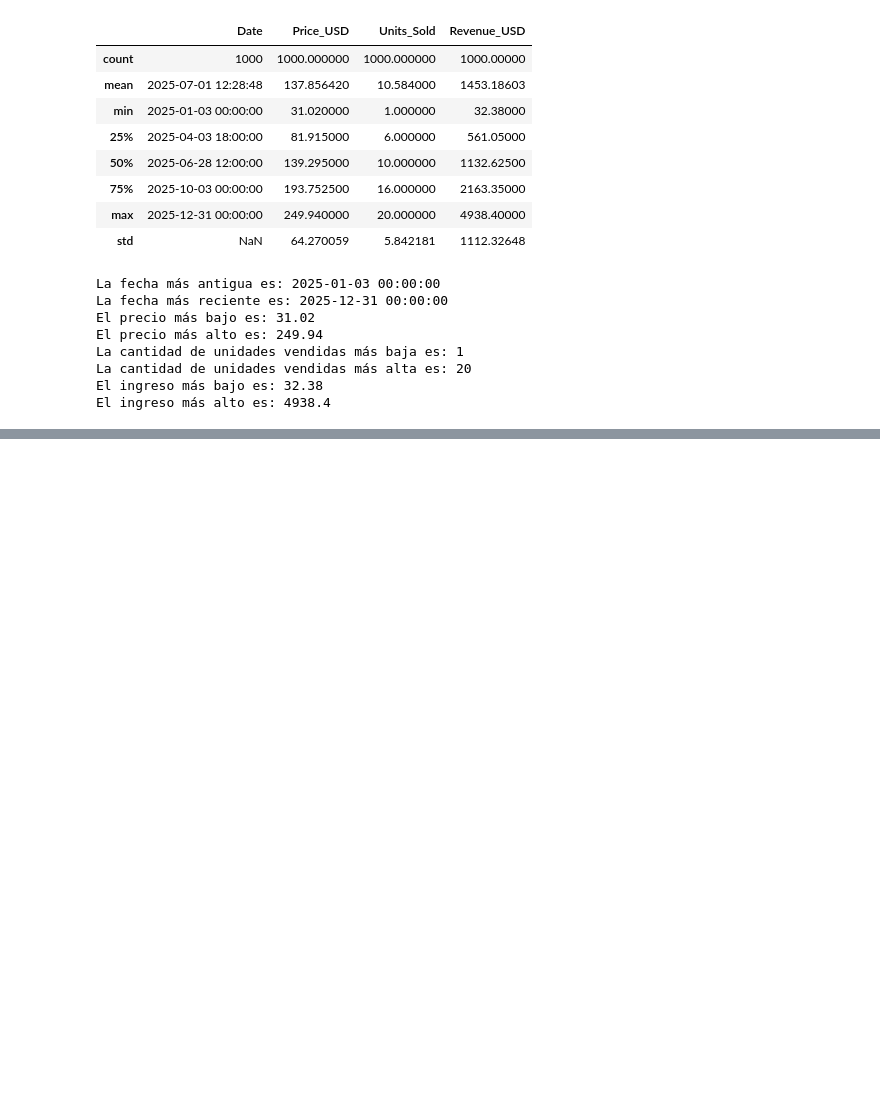
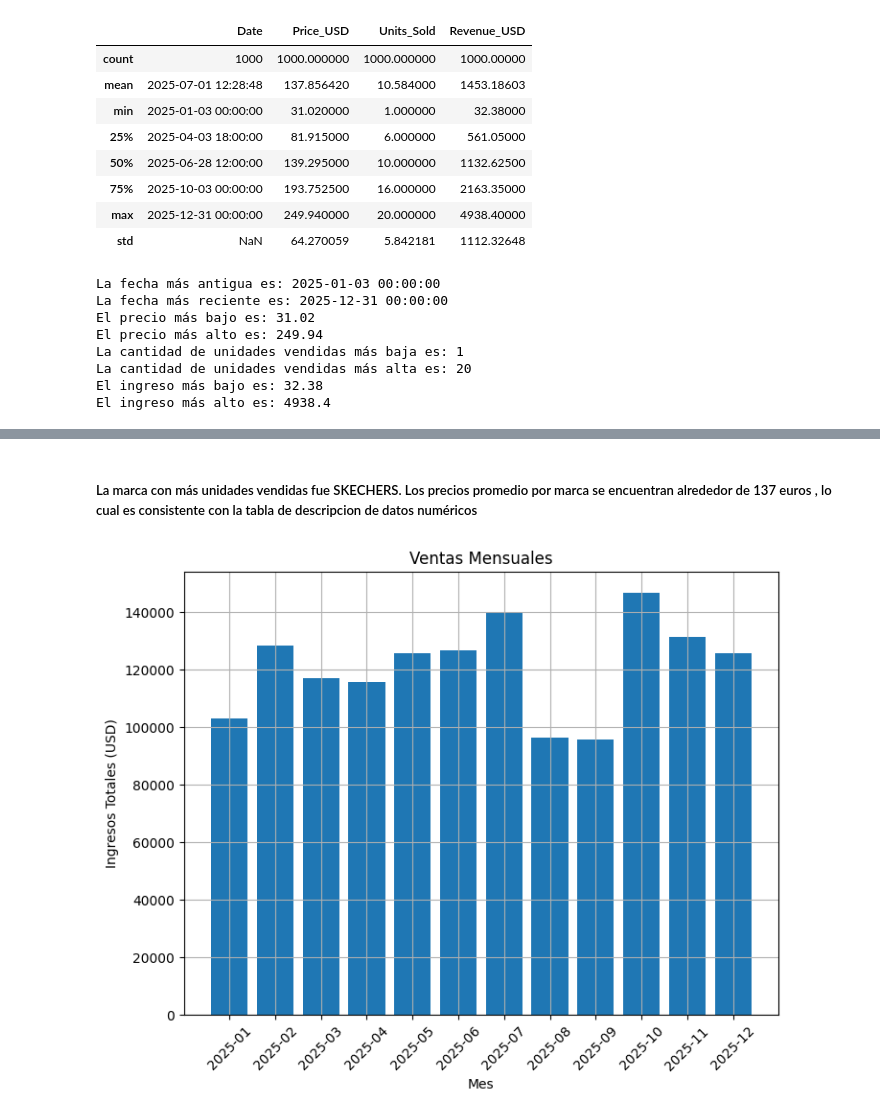
Before and after one commit to mopamerlin-boop/Entregable_Bootcamp, a Jupyter notebook: actividad1_Merlin_Moreno_Palacios.ipynb, the cells around one changed output, grey strips where cells are left out. Cells and saved outputs as stored; diff of their text form; code cells hidden in the pictures; blank space fills up the shorter version.

```diff
--- a/actividad1_Merlin_Moreno_Palacios.ipynb
+++ b/actividad1_Merlin_Moreno_Palacios.ipynb
@@ -118,0 +149,16 @@ El ingreso más alto es: 4938.4
+# %% [markdown]
+##### La marca con más unidades vendidas fue SKECHERS. Los precios promedio por marca se encuentran alrededor de 137 euros , lo cual es consistente con la tabla de descripcion de datos numéricos
+# %%
+# graficas de ventas mensuales, ingresos mensuales
+df["Month"] = df["Date"].dt.to_period("M")
+monthly_sales = df.groupby("Month")["Revenue_USD"].sum().reset_index()
+plt.figure(figsize=(8, 6))
+plt.bar(monthly_sales["Month"].astype(str), monthly_sales["Revenue_USD"])
+plt.xlabel("Mes")
+plt.ylabel("Ingresos Totales (USD)")
+plt.title("Ventas Mensuales")
+plt.xticks(rotation=45)
+plt.grid()
+plt.show()
+# %% [output]
+[figure, added]
```
Also changed, not shown: parts of 10 cells of this notebook.
